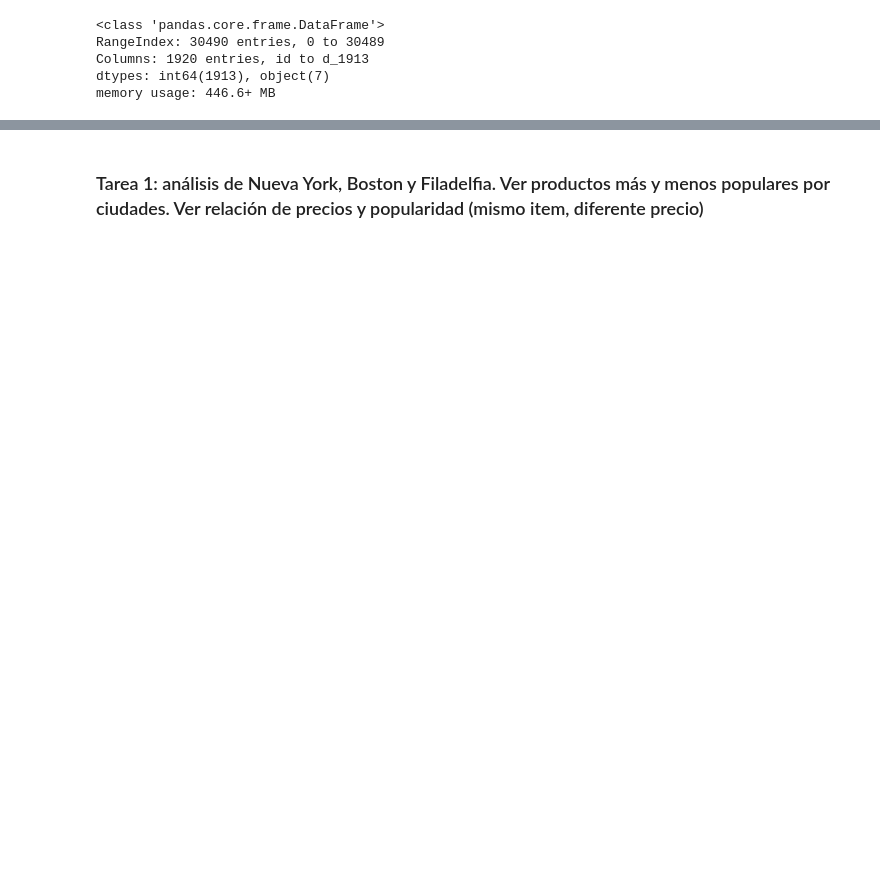
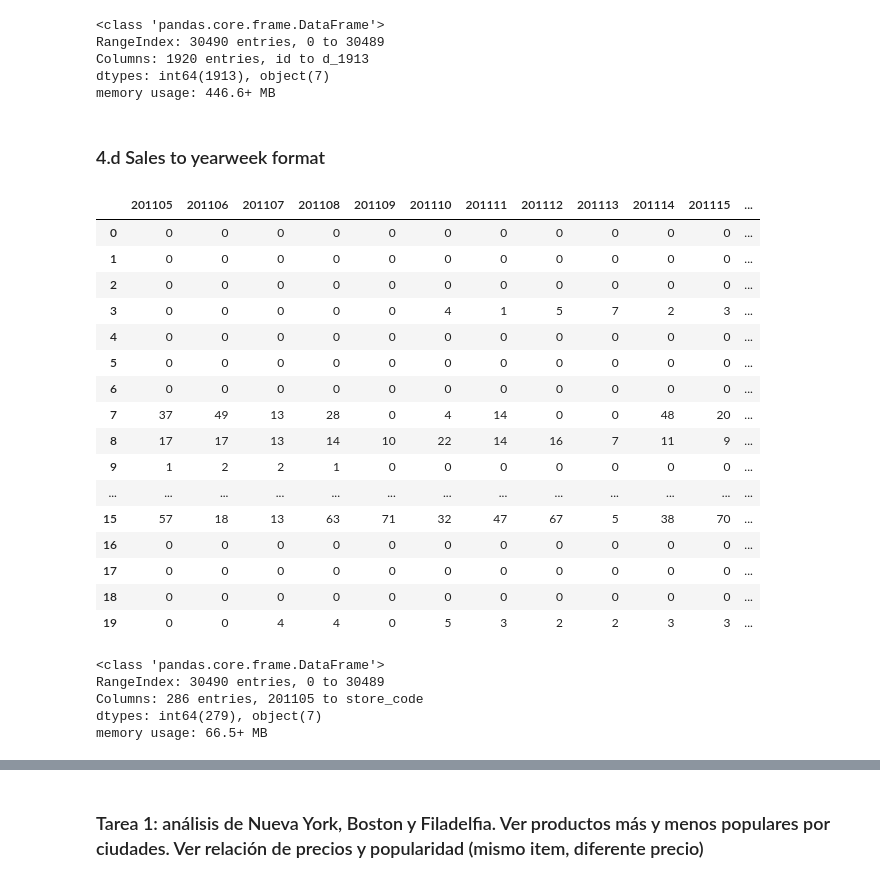
Before and after one commit to Ehunankakoa/nuclio-datascience_AI, a Jupyter notebook: TFM/DSmarket_JMGZ.ipynb, the cells around one changed output, grey strips where cells are left out. Saved outputs shown, nothing was run; the diff lists cells and outputs as text; code cells hidden in the pictures; blank space fills up the shorter version.

```diff
--- a/TFM/DSmarket_JMGZ.ipynb
+++ b/TFM/DSmarket_JMGZ.ipynb
@@ -398,3 +575,43 @@ RangeIndex: 30490 entries, 0 to 30489
 Columns: 1920 entries, id to d_1913
 dtypes: int64(1913), object(7)
 memory usage: 446.6+ MB
+# %% [markdown]
+### 4.d Sales to yearweek format
+# %%
+day_to_week = (
+    pd_calendar
+    .set_index("d")["yearweek"]
+    .to_dict()
+)
+# %%
+sales_weekly = pd_sales.rename(columns=day_to_week)
+# %%
+sales_weekly = sales_weekly.groupby(level=0, axis=1).sum()
+# %%
+sales_weekly.head(20)
+# %% [output]
+|  | 201105 | 201106 | 201107 | 201108 | 201109 | 201110 | 201111 | 201112 | 201113 | 201114 | 201115 | ... |
+| 0 | 0 | 0 | 0 | 0 | 0 | 0 | 0 | 0 | 0 | 0 | 0 | ... |
+| 1 | 0 | 0 | 0 | 0 | 0 | 0 | 0 | 0 | 0 | 0 | 0 | ... |
+| 2 | 0 | 0 | 0 | 0 | 0 | 0 | 0 | 0 | 0 | 0 | 0 | ... |
+| 3 | 0 | 0 | 0 | 0 | 0 | 4 | 1 | 5 | 7 | 2 | 3 | ... |
+| 4 | 0 | 0 | 0 | 0 | 0 | 0 | 0 | 0 | 0 | 0 | 0 | ... |
+| 5 | 0 | 0 | 0 | 0 | 0 | 0 | 0 | 0 | 0 | 0 | 0 | ... |
+| 6 | 0 | 0 | 0 | 0 | 0 | 0 | 0 | 0 | 0 | 0 | 0 | ... |
+| 7 | 37 | 49 | 13 | 28 | 0 | 4 | 14 | 0 | 0 | 48 | 20 | ... |
+| 8 | 17 | 17 | 13 | 14 | 10 | 22 | 14 | 16 | 7 | 11 | 9 | ... |
+| 9 | 1 | 2 | 2 | 1 | 0 | 0 | 0 | 0 | 0 | 0 | 0 | ... |
+| ... | ... | ... | ... | ... | ... | ... | ... | ... | ... | ... | ... | ... |
+| 15 | 57 | 18 | 13 | 63 | 71 | 32 | 47 | 67 | 5 | 38 | 70 | ... |
+| 16 | 0 | 0 | 0 | 0 | 0 | 0 | 0 | 0 | 0 | 0 | 0 | ... |
+| 17 | 0 | 0 | 0 | 0 | 0 | 0 | 0 | 0 | 0 | 0 | 0 | ... |
+| 18 | 0 | 0 | 0 | 0 | 0 | 0 | 0 | 0 | 0 | 0 | 0 | ... |
+| 19 | 0 | 0 | 4 | 4 | 0 | 5 | 3 | 2 | 2 | 3 | 3 | ... |
+# %%
+sales_weekly.info()
+# %% [output]
+<class 'pandas.core.frame.DataFrame'>
+RangeIndex: 30490 entries, 0 to 30489
+Columns: 286 entries, 201105 to store_code
+dtypes: int64(279), object(7)
+memory usage: 66.5+ MB
```
Also changed, not shown: parts of 87 cells of this notebook.
